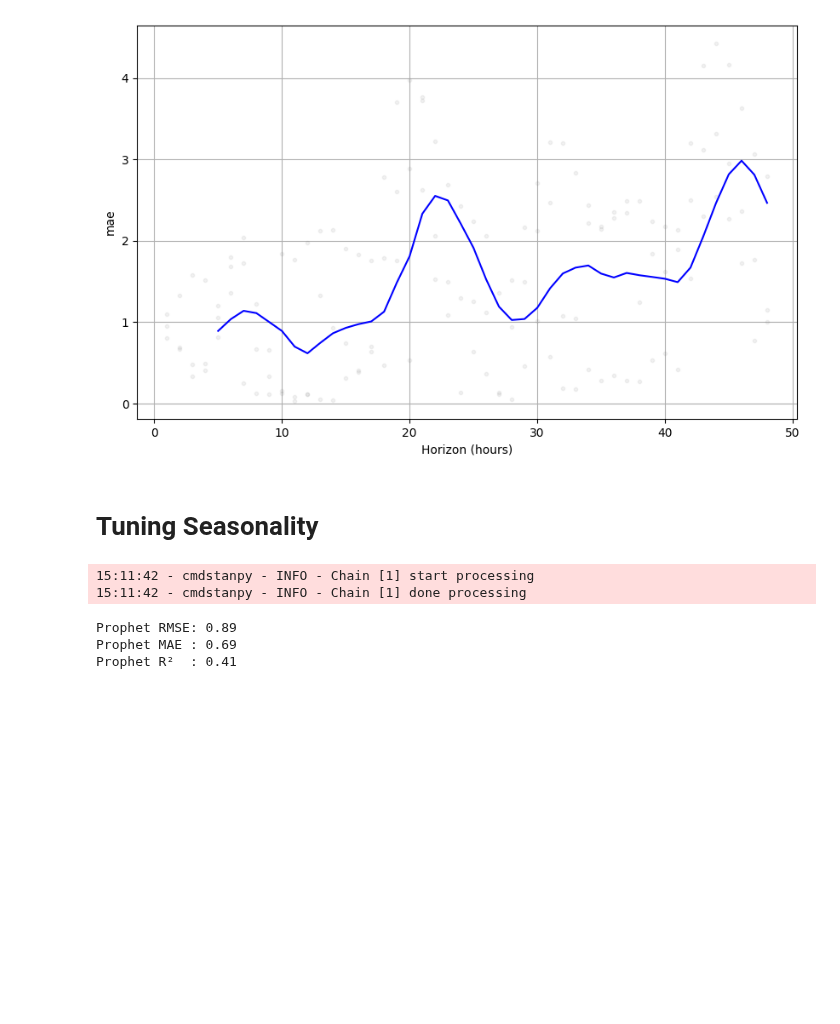
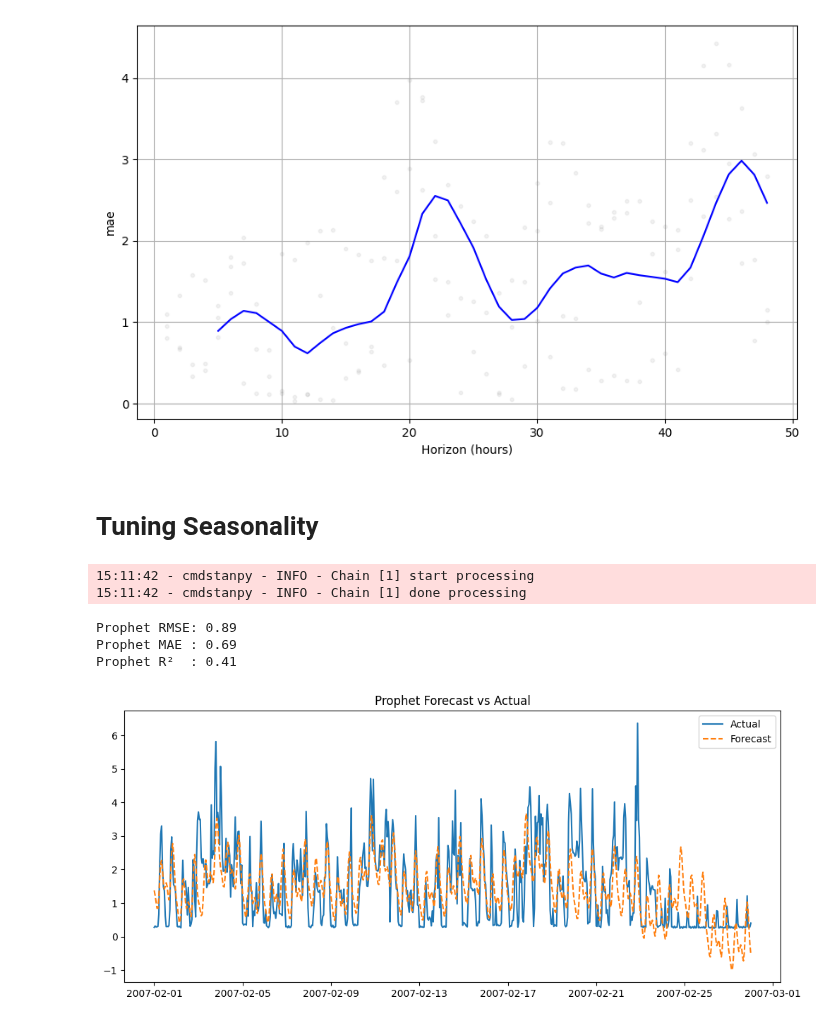
Before and after one commit to sinahyousefi/hands_on_projects, a Jupyter notebook: main.ipynb, the cells around one changed output. Saved outputs shown, nothing was run; the diff lists cells and outputs as text; code cells hidden in the pictures; blank space fills up the shorter version.

```diff
--- a/main.ipynb
+++ b/main.ipynb
@@ -382,3 +382,12 @@ print(f"Prophet R²  : {r2:.2f}")
 Prophet RMSE: 0.89
 Prophet MAE : 0.69
 Prophet R²  : 0.41
+# %%
+plt.figure(figsize=(12, 5))
+plt.plot(prophet['ds'], prophet['y'], label='Actual')
+plt.plot(future, forecasted['yhat'], label='Forecast', linestyle='--')
+plt.legend()
+plt.title('Prophet Forecast vs Actual')
+plt.show()
+# %% [output]
+[figure, added]
```
Also changed, not shown: parts of 1 cell of this notebook.
